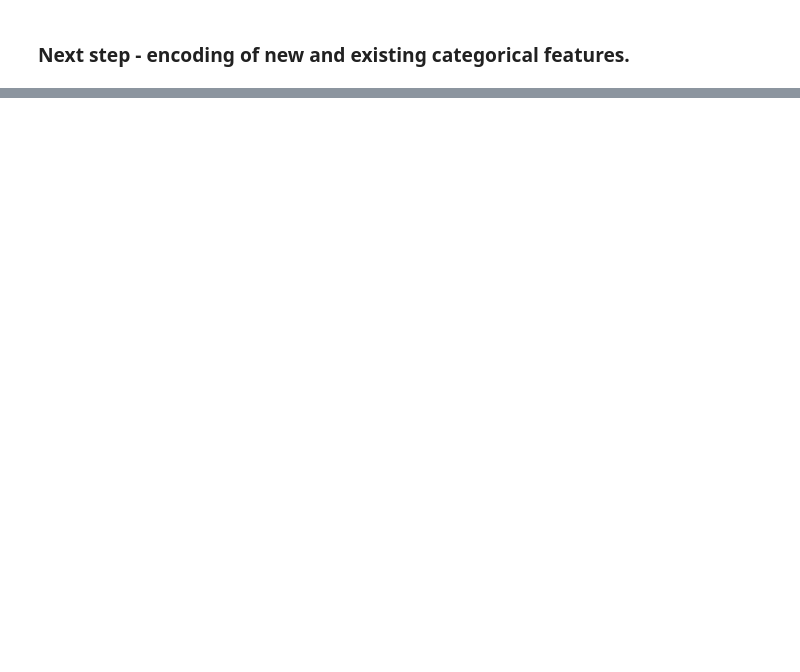
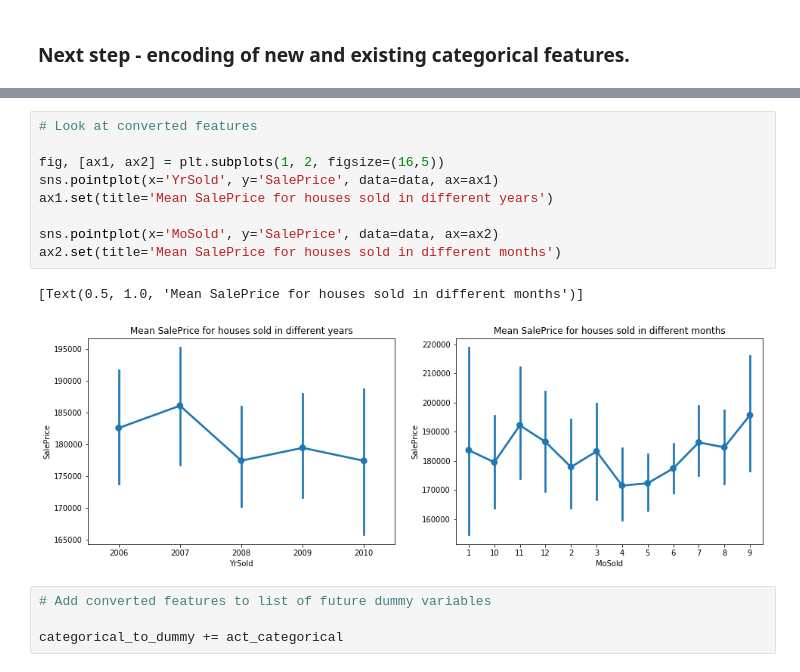
Before and after one commit to NadineIsaeva/study-ds, a Jupyter notebook: Kaggle/Boston Houses/House Prices, July.ipynb, the cells around one changed output, grey strips where cells are left out. Cells and saved outputs as stored; diff of their text form; blank space fills up the shorter version.

Commit message:
added feature encoding and different models for regression problem

```diff
--- a/Kaggle/Boston Houses/House Prices, July.ipynb
+++ b/Kaggle/Boston Houses/House Prices, July.ipynb
@@ -1169,0 +1334,16 @@ ax2.set(title='SalePrice for houses without/with fireplace')
+# %%
+# Look at converted features
+
+fig, [ax1, ax2] = plt.subplots(1, 2, figsize=(16,5))
+sns.pointplot(x='YrSold', y='SalePrice', data=data, ax=ax1)
+ax1.set(title='Mean SalePrice for houses sold in different years')
+
+sns.pointplot(x='MoSold', y='SalePrice', data=data, ax=ax2)
+ax2.set(title='Mean SalePrice for houses sold in different months')
+# %% [output]
+[Text(0.5, 1.0, 'Mean SalePrice for houses sold in different months')]
+[figure, added]
+# %%
+# Add converted features to list of future dummy variables
+
+categorical_to_dummy += act_categorical
```
Also changed, not shown: parts of 72 cells of this notebook.
